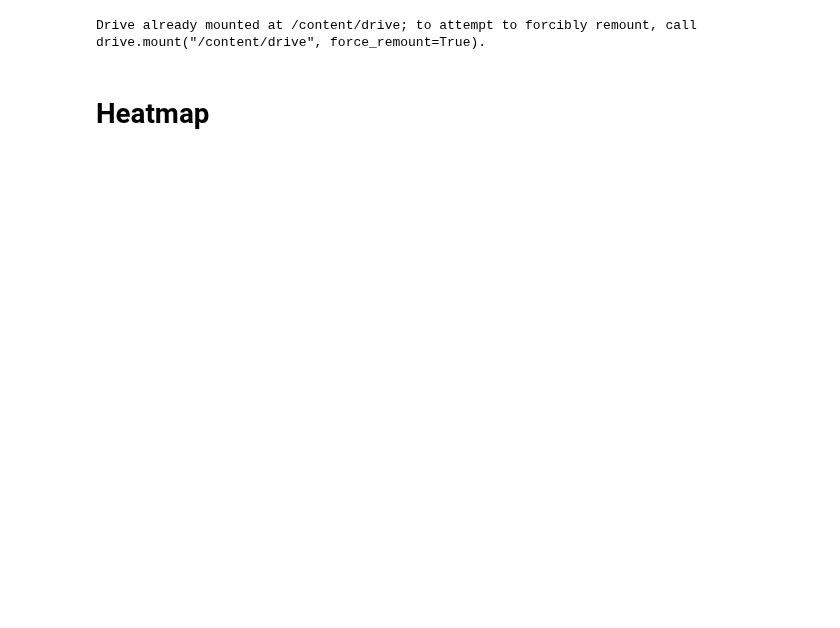
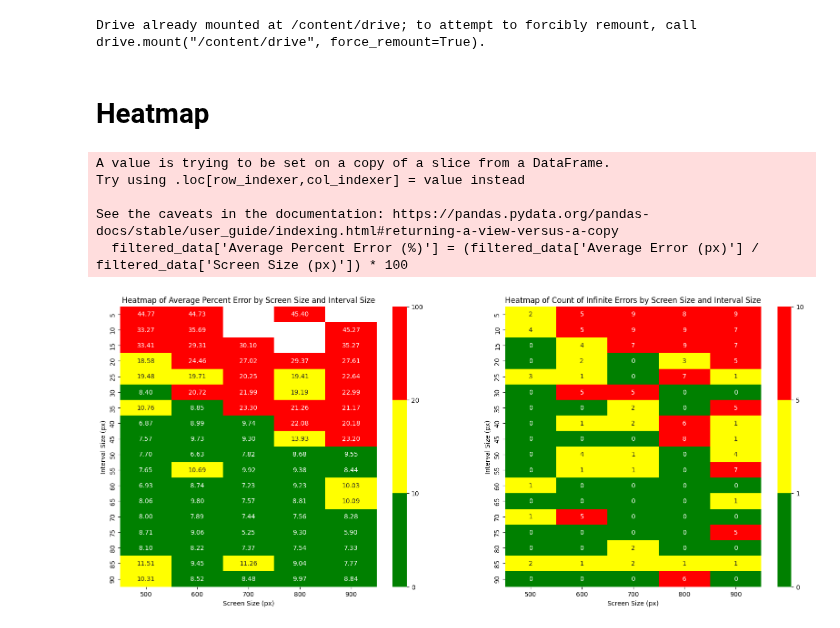
Before and after one commit to pj0620/google-colab-notebooks, a Jupyter notebook: photocircuit_data_analysis.ipynb, the cells around one changed output. Cells and saved outputs as stored; diff of their text form; code cells hidden in the pictures; blank space fills up the shorter version.

```diff
--- a/photocircuit_data_analysis.ipynb
+++ b/photocircuit_data_analysis.ipynb
@@ -7,6 +7,62 @@ drive.mount('/content/drive')
 Drive already mounted at /content/drive; to attempt to forcibly remount, call drive.mount("/content/drive", force_remount=True).
 # %% [markdown]
 # Heatmap
+# %%
+import pandas as pd
+
+# Read the data from the CSV file
+file_path='/content/drive/MyDrive/Photo_Circuit/data/data_analysis/screen_sizes_intv_spacing.csv'
+
+
+# Read the data from the CSV file
+data = pd.read_csv(file_path)
+
+# Remove rows where Average Error is infinity for the first heatmap
+filtered_data = data[data['Average Error (px)'] != float('inf')]
+
+# Create a new column for Average Percent Error
+filtered_data['Average Percent Error (%)'] = (filtered_data['Average Error (px)'] / filtered_data['Screen Size (px)']) * 100
+
+# Calculate the mean Average Percent Error for each combination of Screen Size and Interval Size
+pivot_table_percent_error = filtered_data.pivot_table(values='Average Percent Error (%)', index='Interval Size (px)', columns='Screen Size (px)', aggfunc='mean')
+
+# Calculate the total count of infinite Average Error for each combination of Screen Size and Interval Size
+data['inf_count'] = data['Average Error (px)'].apply(lambda x: 1 if x == float('inf') else 0)
+pivot_table_inf_count = data.pivot_table(values='inf_count', index='Interval Size (px)', columns='Screen Size (px)', aggfunc='sum')
+
+import matplotlib.pyplot as plt
+import seaborn as sns
+import matplotlib.colors as mcolors
+
+# Plot the heatmaps side by side
+fig, axes = plt.subplots(1, 2, figsize=(20, 8))
+
+# Define a nonlinear color map
+cmap_percent_error = mcolors.ListedColormap(['green', 'yellow', 'red'])
+bounds_percent_error = [0, 10, 20, 100]
+norm_percent_error = mcolors.BoundaryNorm(bounds_percent_error, cmap_percent_error.N)
+
+# First heatmap: Average Percent Error
+sns.heatmap(pivot_table_percent_error, annot=True, cmap=cmap_percent_error, norm=norm_percent_error, fmt=".2f", ax=axes[0])
+axes[0].set_title('Heatmap of Average Percent Error by Screen Size and Interval Size')
+
+# Define a nonlinear color map for infinite errors
+cmap_inf_count = mcolors.ListedColormap(['green', 'yellow', 'red'])
+bounds_inf_count = [0, 1, 5, 10]
+norm_inf_count = mcolors.BoundaryNorm(bounds_inf_count, cmap_inf_count.N)
+
+# Second heatmap: Count of Infinite Errors with red/green colormap
+sns.heatmap(pivot_table_inf_count, annot=True, cmap=cmap_inf_count, norm=norm_inf_count, fmt="d", ax=axes[1])
+axes[1].set_title('Heatmap of Count of Infinite Errors by Screen Size and Interval Size')
+
+plt.show()
+# %% [output]
+A value is trying to be set on a copy of a slice from a DataFrame.
+Try using .loc[row_indexer,col_indexer] = value instead
+
+See the caveats in the documentation: https://pandas.pydata.org/pandas-docs/stable/user_guide/indexing.html#returning-a-view-versus-a-copy
+  filtered_data['Average Percent Error (%)'] = (filtered_data['Average Error (px)'] / filtered_data['Screen Size (px)']) * 100
+[figure, added]
 # %%
 import pandas as pd
 
```
Also changed, not shown: parts of 1 cell of this notebook.
